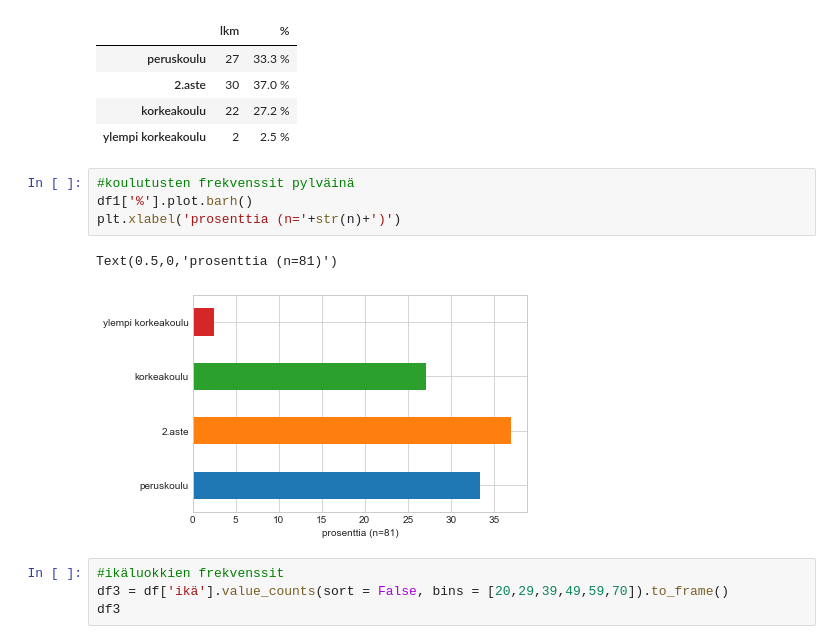
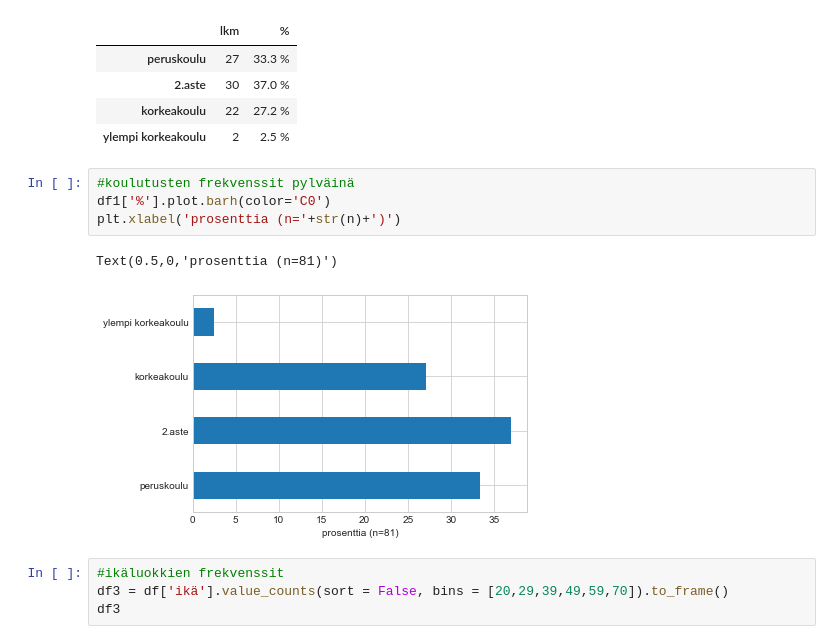
Before and after one commit to taanila/tilastoapu, a Jupyter notebook: bar.ipynb, the cells around one changed output. Cells and saved outputs as stored; diff of their text form.

```diff
--- a/bar.ipynb
+++ b/bar.ipynb
@@ -34,11 +34,11 @@ df1.style.format({'%': '{:,.1f} %'})
 | ylempi korkeakoulu | 2 | 2.5 % |
 # %%
 #koulutusten frekvenssit pylväinä
-df1['%'].plot.barh()
+df1['%'].plot.barh(color='C0')
 plt.xlabel('prosenttia (n='+str(n)+')')
 # %% [output]
 Text(0.5,0,'prosenttia (n=81)')
-[figure, old version]
+[figure, new version]
 # %%
 #ikäluokkien frekvenssit
 df3 = df['ikä'].value_counts(sort = False, bins = [20,29,39,49,59,70]).to_frame()
```
Also changed, not shown: parts of 2 cells of this notebook.
